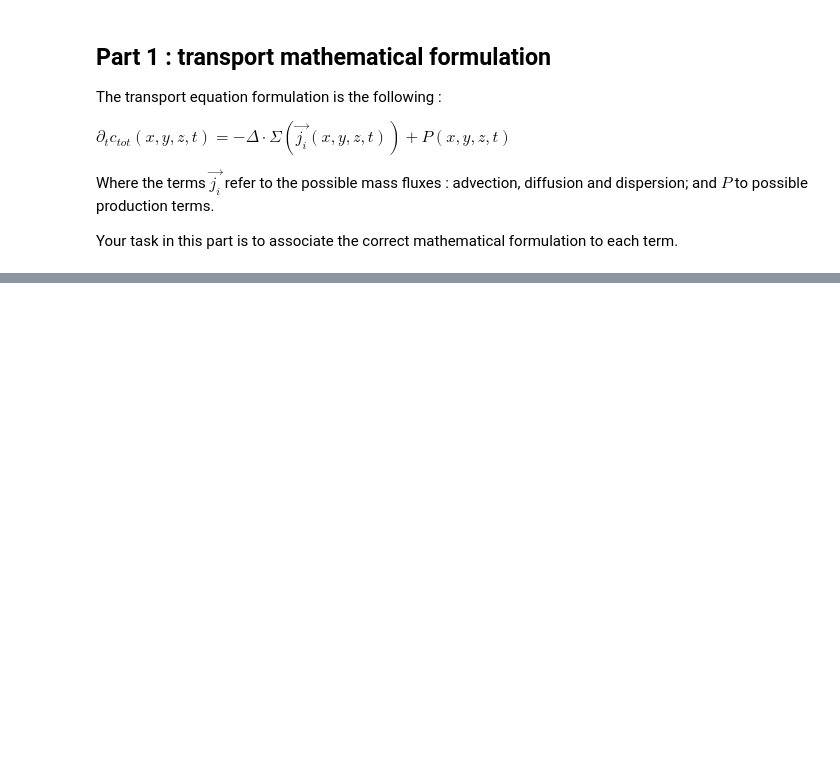
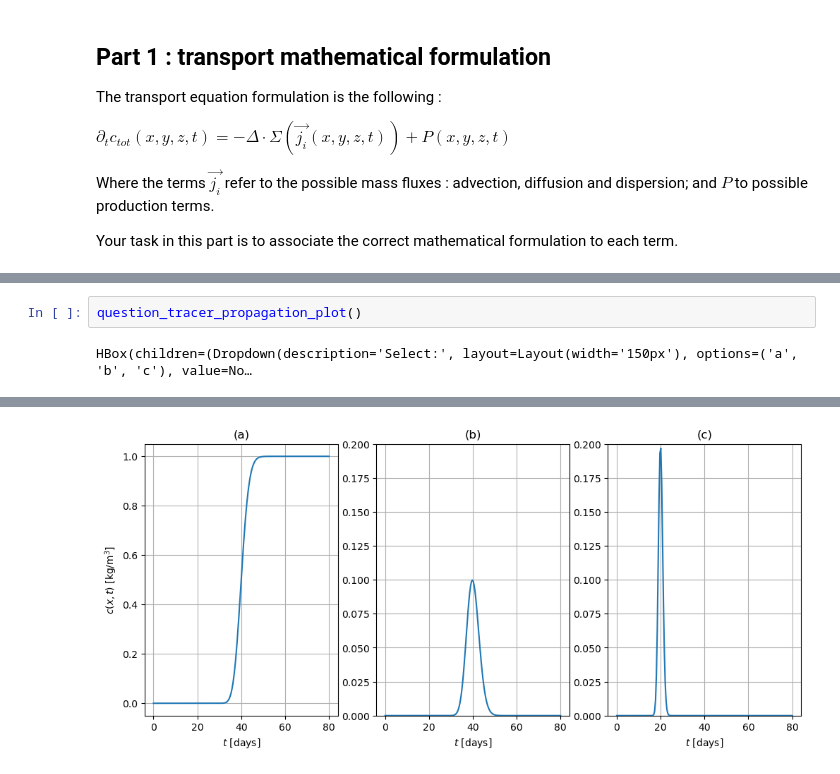
Before and after one commit to mabesa/applied_groundwater_modelling, a Jupyter notebook: EXERCISES/exercise06.ipynb, the cells around one changed output, grey strips where cells are left out. Saved outputs shown, nothing was run; the diff lists cells and outputs as text; blank space fills up the shorter version.

```diff
--- a/EXERCISES/exercise06.ipynb
+++ b/EXERCISES/exercise06.ipynb
@@ -60,0 +75,4 @@ Dropdown(layout=Layout(width='300px'), options=('--- select ---', 'Dispersion te
+# %%
+question_tracer_propagation_plot()
+# %% [output]
+HBox(children=(Dropdown(description='Select:', layout=Layout(width='150px'), options=('a', 'b', 'c'), value=No…
@@ -60,0 +80 @@ Dropdown(layout=Layout(width='300px'), options=('--- select ---', 'Dispersion te
+[figure, added]
```
Also changed, not shown: parts of 11 cells of this notebook, 5 other files.
